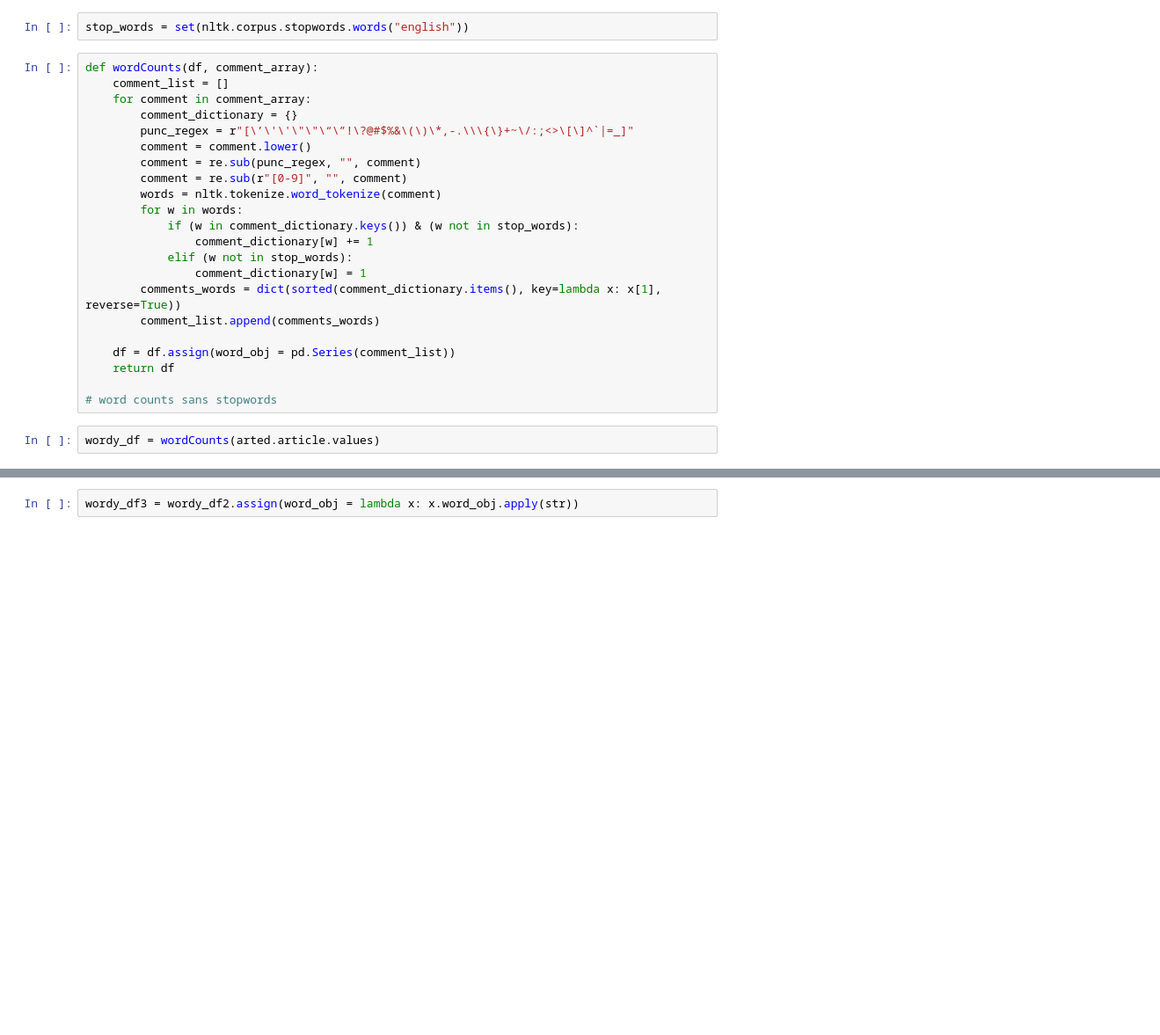
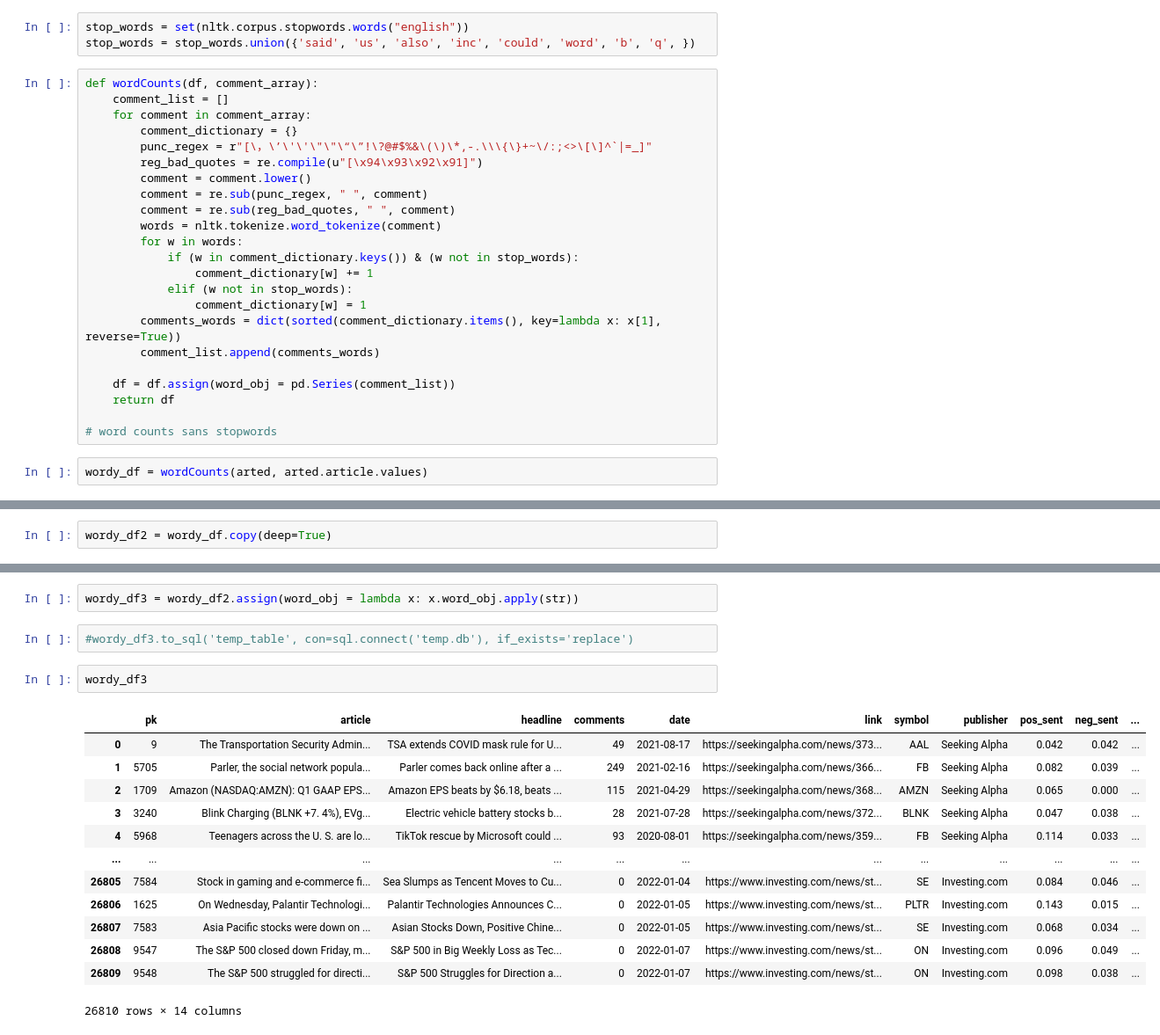
Before and after one commit to kyle-rgb/Discord_Project, a Jupyter notebook: notebooks/Trader.ipynb, the cells around one changed output, grey strips where cells are left out. Shown at 88% size. Cells and saved outputs as stored; diff of their text form; blank space fills up the shorter version.

```diff
--- a/notebooks/Trader.ipynb
+++ b/notebooks/Trader.ipynb
@@ -292,14 +282,16 @@ arted = pd.concat([crypt_arts, arts], axis=0, ignore_index=True)
 # %%
 stop_words = set(nltk.corpus.stopwords.words("english"))
+stop_words = stop_words.union({'said', 'us', 'also', 'inc', 'could', 'word', 'b', 'q', })
 # %%
 def wordCounts(df, comment_array):
     comment_list = []
     for comment in comment_array:
         comment_dictionary = {}
-        punc_regex = r"[\’\'\'\"\"\“\”!\?@#$%&\(\)\*,-.\\\{\}+~\/:;<>\[\]^`|=_]"
+        punc_regex = r"[\，\’\'\'\"\"\“\”!\?@#$%&\(\)\*,-.\\\{\}+~\/:;<>\[\]^`|=_]"
+        reg_bad_quotes = re.compile(u"[\x94\x93\x92\x91]")
         comment = comment.lower()
-        comment = re.sub(punc_regex, "", comment)
-        comment = re.sub(r"[0-9]", "", comment)
+        comment = re.sub(punc_regex, " ", comment)
+        comment = re.sub(reg_bad_quotes, " ", comment)
         words = nltk.tokenize.word_tokenize(comment)
         for w in words:
             if (w in comment_dictionary.keys()) & (w not in stop_words):
@@ -314,4 +306,4 @@ def wordCounts(df, comment_array):
 
 # word counts sans stopwords
 # %%
-wordy_df = wordCounts(arted.article.values)
+wordy_df = wordCounts(arted, arted.article.values)
@@ -325,4 +310,24 @@ wordy_df2 = wordCounts(arted, arted.article.values)
+# %%
+wordy_df2 = wordy_df.copy(deep=True)
 # %%
 wordy_df2 = wordy_df2.assign(article = lambda x: x.article.apply(lambda line: re.sub(r'(?<=[.,])(?=[^\s])', r' ', line)))
 # %%
 wordy_df3 = wordy_df2.assign(word_obj = lambda x: x.word_obj.apply(str))
+# %%
+#wordy_df3.to_sql('temp_table', con=sql.connect('temp.db'), if_exists='replace')
+# %%
+wordy_df3
+# %% [output]
+|  | pk | article | headline | comments | date | link | symbol | publisher | pos_sent | neg_sent | ... |
+| 0 | 9 | The Transportation Security Admin... | TSA extends COVID mask rule for U... | 49 | 2021-08-17 | https://seekingalpha.com/news/373... | AAL | Seeking Alpha | 0.042 | 0.042 | ... |
+| 1 | 5705 | Parler, the social network popula... | Parler comes back online after a ... | 249 | 2021-02-16 | https://seekingalpha.com/news/366... | FB | Seeking Alpha | 0.082 | 0.039 | ... |
+| 2 | 1709 | Amazon (NASDAQ:AMZN): Q1 GAAP EPS... | Amazon EPS beats by $6.18, beats ... | 115 | 2021-04-29 | https://seekingalpha.com/news/368... | AMZN | Seeking Alpha | 0.065 | 0.000 | ... |
+| 3 | 3240 | Blink Charging (BLNK +7. 4%), EVg... | Electric vehicle battery stocks b... | 28 | 2021-07-28 | https://seekingalpha.com/news/372... | BLNK | Seeking Alpha | 0.047 | 0.038 | ... |
+| 4 | 5968 | Teenagers across the U. S. are lo... | TikTok rescue by Microsoft could ... | 93 | 2020-08-01 | https://seekingalpha.com/news/359... | FB | Seeking Alpha | 0.114 | 0.033 | ... |
+| ... | ... | ... | ... | ... | ... | ... | ... | ... | ... | ... | ... |
+| 26805 | 7584 | Stock in gaming and e-commerce fi... | Sea Slumps as Tencent Moves to Cu... | 0 | 2022-01-04 | https://www.investing.com/news/st... | SE | Investing.com | 0.084 | 0.046 | ... |
+| 26806 | 1625 | On Wednesday, Palantir Technologi... | Palantir Technologies Announces C... | 0 | 2022-01-05 | https://www.investing.com/news/st... | PLTR | Investing.com | 0.143 | 0.015 | ... |
+| 26807 | 7583 | Asia Pacific stocks were down on ... | Asian Stocks Down, Positive Chine... | 0 | 2022-01-05 | https://www.investing.com/news/st... | SE | Investing.com | 0.068 | 0.034 | ... |
+| 26808 | 9547 | The S&P 500 closed down Friday, m... | S&P 500 in Big Weekly Loss as Tec... | 0 | 2022-01-07 | https://www.investing.com/news/st... | ON | Investing.com | 0.096 | 0.049 | ... |
+| 26809 | 9548 | The S&P 500 struggled for directi... | S&P 500 Struggles for Direction a... | 0 | 2022-01-07 | https://www.investing.com/news/st... | ON | Investing.com | 0.098 | 0.038 | ... |
+26810 rows × 14 columns
```
Also changed, not shown: parts of 49 cells of this notebook, 7 other files.
